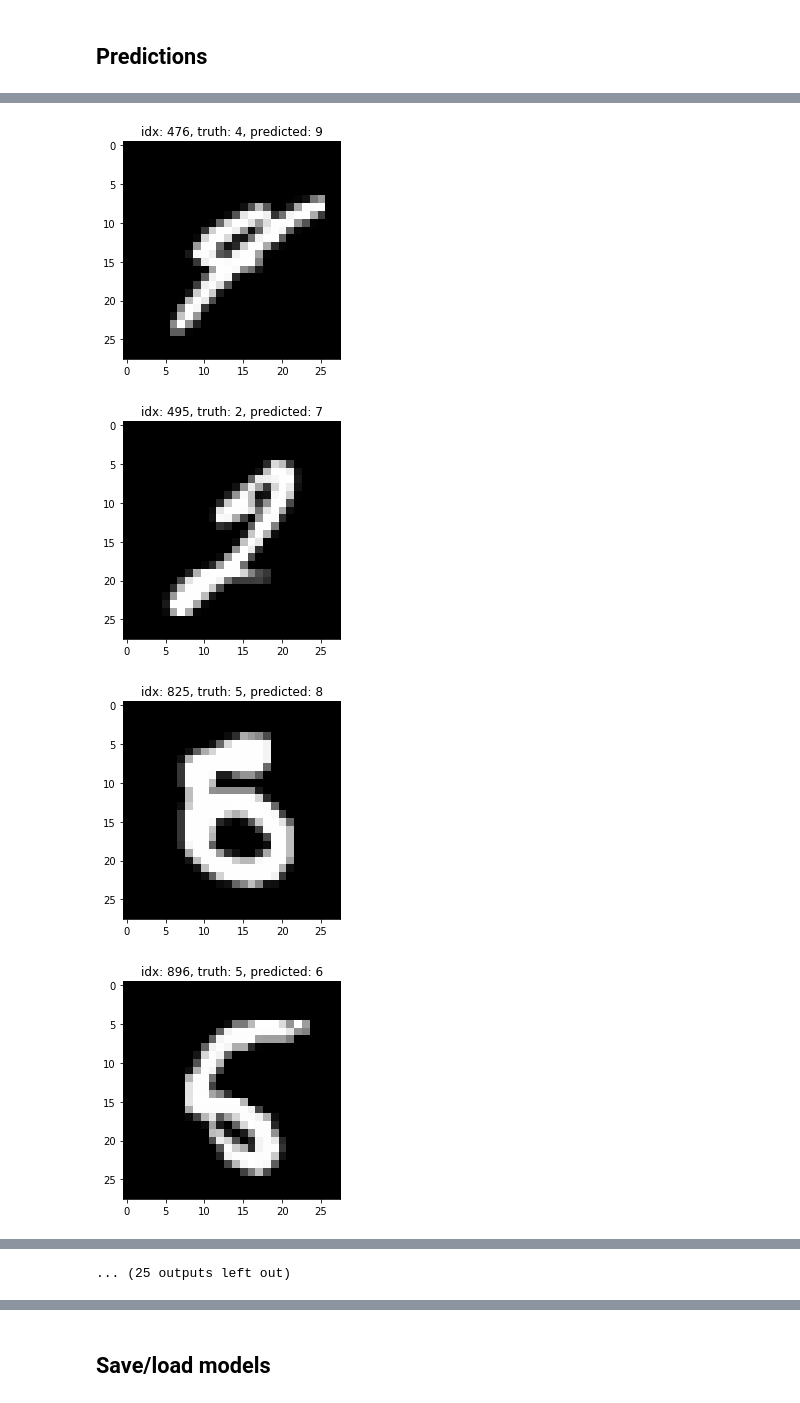
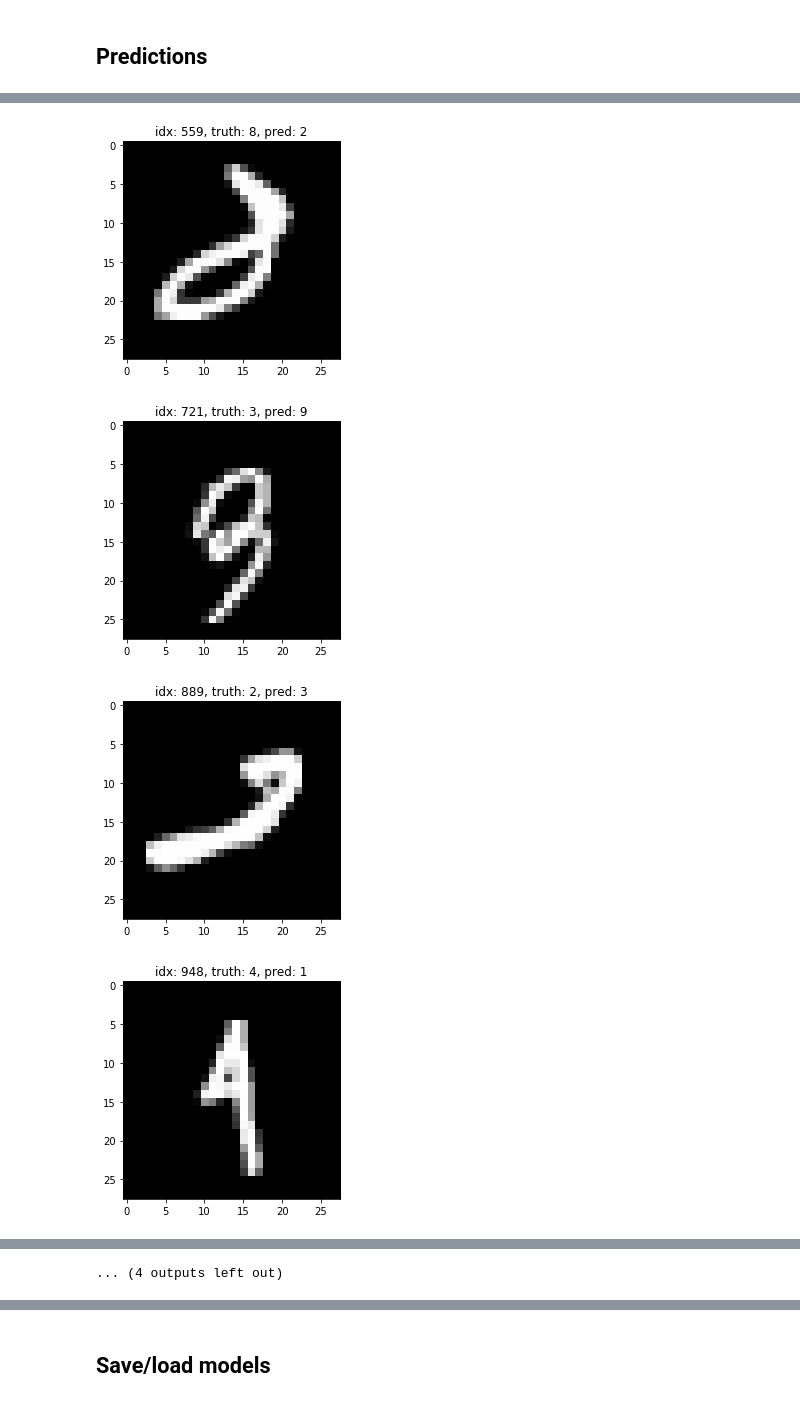
Before and after one commit to danylokos/kg-digit-rec, a Jupyter notebook: kg-digit-rec.ipynb, the cells around one changed output, grey strips where cells are left out. Cells and saved outputs as stored; diff of their text form; code cells hidden in the pictures.

Commit message:
Add MNIST dataset

```diff
--- a/kg-digit-rec.ipynb
+++ b/kg-digit-rec.ipynb
@@ -20,8 +22,6 @@ train.shape
 # %%
-train = shuffle(train)
-
-X = train.iloc[:, 1:]
-Y = train.iloc[:, 0]
+X = train.drop(labels=["label"], axis = 1)
+Y = train["label"]
 
 X_train, X_test, Y_train, Y_test = train_test_split(X, Y, test_size=0.1, shuffle=False)
 
@@ -46,0 +49,11 @@ train/test: 37800/4200
+# %%
+from keras.datasets import mnist
+
+(X_train, Y_train), (X_test, Y_test) = mnist.load_data()
+
+X_train = X_train.reshape((len(X_train), 28, 28, 1))
+Y_train_oh = pd.get_dummies(Y_train).values
+X_test = X_test.reshape((len(X_test), 28, 28, 1))
+Y_test_oh = pd.get_dummies(Y_test).values
+
+print('train/test: %d/%d' % (len(X_train), len(X_test)))
@@ -99,7 +98,7 @@ _________________________________________________________________
 # %%
 model.compile(loss='categorical_crossentropy', optimizer='adam', metrics=['accuracy'])
 # %%
-model.fit(X_train, Y_train_oh, epochs=20, batch_size=64, shuffle=True)
+model.fit(X_train, Y_train_oh, epochs=10, batch_size=64, shuffle=True)
 # %%
 loss, acc = model.evaluate(X_test, Y_test_oh)
 print("Test accuracy = ", acc)
@@ -164,7 +145,7 @@ total errors: 37
 # %%
 for idx in err_idx:
     pixels = X_test[idx].reshape((28, 28))
-    plt.title('idx: ' + str(idx) + ', truth: ' + str(Y_test[idx]) + ', predicted: ' + str(Y_pred[idx]))
+    plt.title('idx: %d, truth: %d, pred: %d' % (idx, Y_test[idx], Y_pred[idx]))
     plt.imshow(pixels, cmap=plt.cm.gray)
     plt.show()
 # %% [output]
@@ -173,4 +154,4 @@ for idx in err_idx:
-[figure, old version]
+[figure, new version]
-[figure, old version]
+[figure, new version]
-[figure, old version]
+[figure, new version]
-[figure, old version]
+[figure, new version]
@@ -183,4 +164,4 @@ for idx in err_idx:
-... (25 outputs left out)
+... (4 outputs left out)
 # %%
 plot_confusion_matrix(Y_test, Y_pred, norm=False)
 # %% [output]
```
Also changed, not shown: parts of 15 cells of this notebook.
